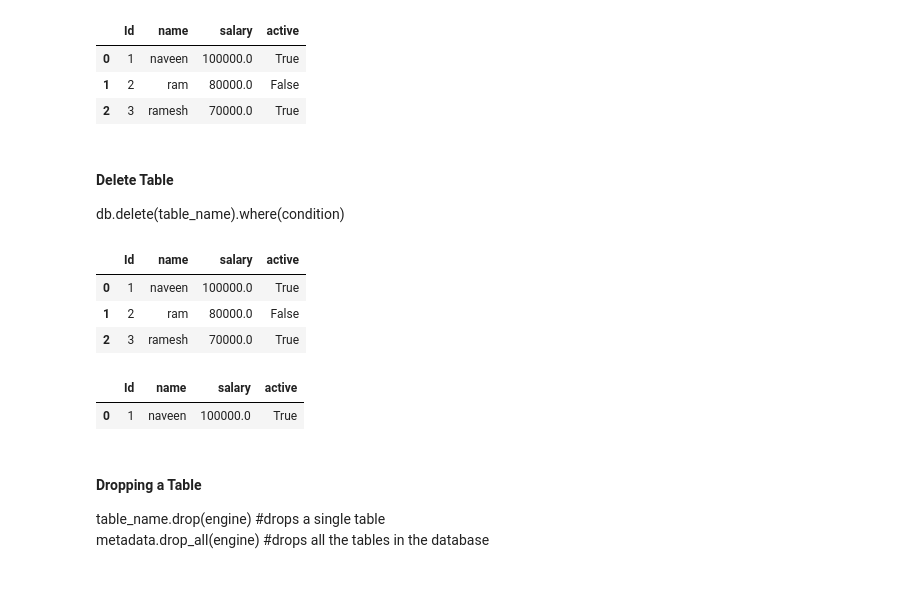
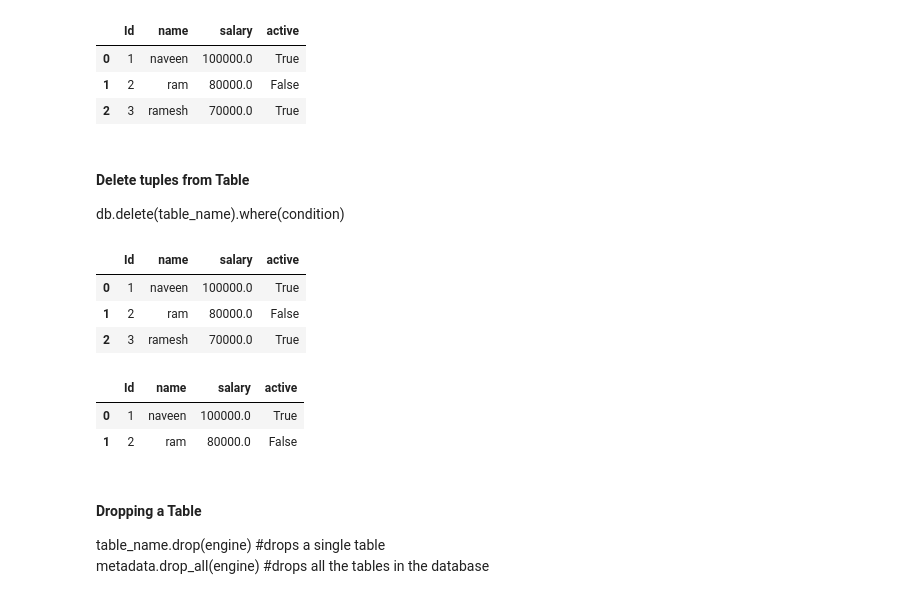
Before and after one commit to rsouza/Databases_Course, a Jupyter notebook: Notebooks/4_SQLAlchemy.ipynb, the cells around one changed output. Cells and saved outputs as stored; diff of their text form; code cells hidden in the pictures.

```diff
--- a/Notebooks/4_SQLAlchemy.ipynb
+++ b/Notebooks/4_SQLAlchemy.ipynb
@@ -278,7 +291,7 @@ df.head(4)
 | 1 | 2 | ram | 80000.0 | False |
 | 2 | 3 | ramesh | 70000.0 | True |
 # %% [markdown]
-#### Delete Table
+#### Delete tuples from Table
 
 db.delete(table_name).where(condition)
 # %%
@@ -299,11 +313,12 @@ results = connection.execute(query)
 # %%
 results = connection.execute(sqlalchemy.select([emp])).fetchall()
 df = pd.DataFrame(results)
 df.columns = results[0].keys()
-df.head(4)
+df.head()
 # %% [output]
 |  | Id | name | salary | active |
 | 0 | 1 | naveen | 100000.0 | True |
+| 1 | 2 | ram | 80000.0 | False |
 # %% [markdown]
 #### Dropping a Table
 
```
Also changed, not shown: parts of 24 cells of this notebook.
